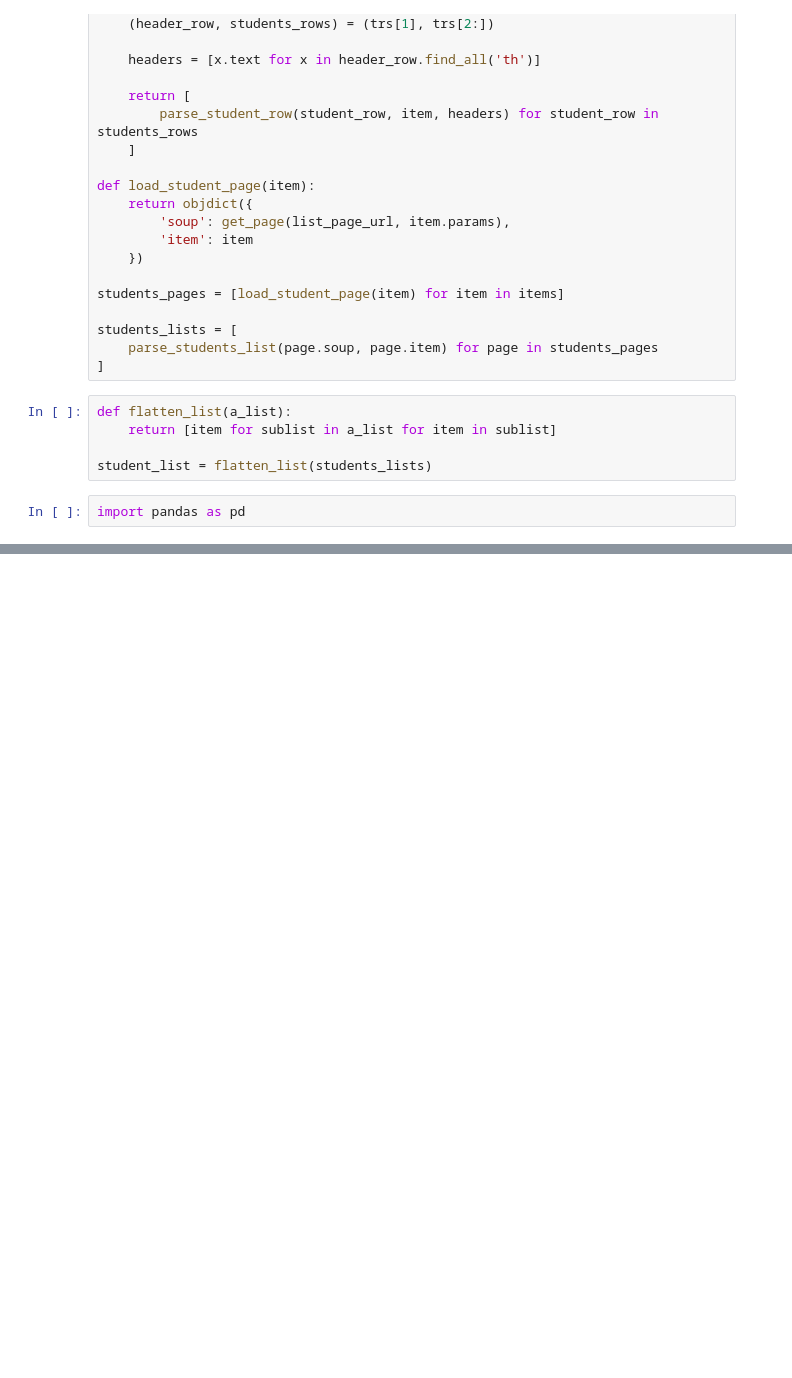
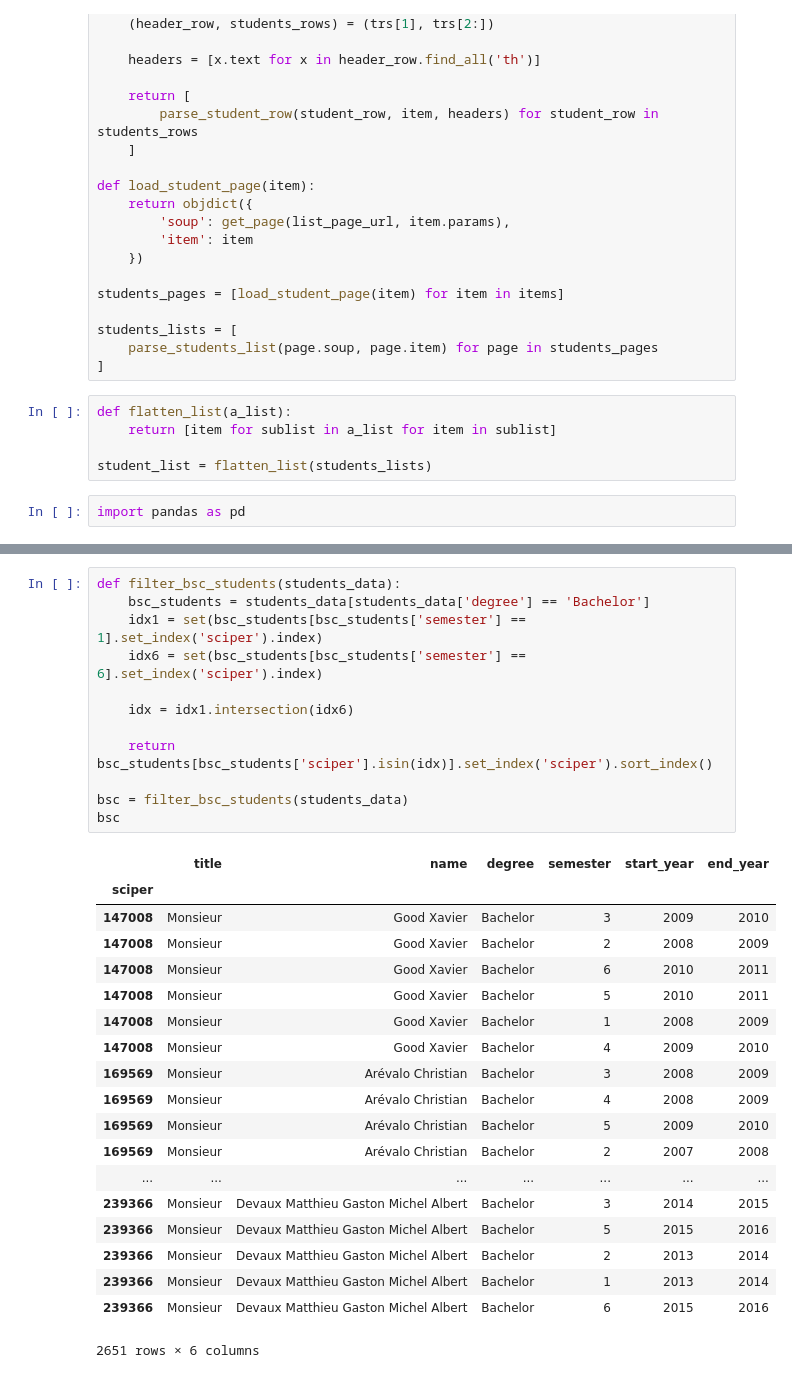
Before and after one commit to romac/ADAHomeworks, a Jupyter notebook: 02 - Data from the Web/Scraper.ipynb, the cells around one changed output, grey strips where cells are left out. Drawn from its saved outputs; the diff is of its cells as text; blank space fills up the shorter version.

```diff
--- a/02 - Data from the Web/Scraper.ipynb
+++ b/02 - Data from the Web/Scraper.ipynb
@@ -311 +311,33 @@ students_data.sample(10)
+# %%
+def filter_bsc_students(students_data):
+    bsc_students = students_data[students_data['degree'] == 'Bachelor']
+    idx1 = set(bsc_students[bsc_students['semester'] == 1].set_index('sciper').index)
+    idx6 = set(bsc_students[bsc_students['semester'] == 6].set_index('sciper').index)
+
+    idx = idx1.intersection(idx6)
+
+    return bsc_students[bsc_students['sciper'].isin(idx)].set_index('sciper').sort_index()
+
+bsc = filter_bsc_students(students_data)
+bsc
+# %% [output]
+|  | title | name | degree | semester | start_year | end_year |
+| sciper |  |  |  |  |  |  |
+| 147008 | Monsieur | Good Xavier | Bachelor | 3 | 2009 | 2010 |
+| 147008 | Monsieur | Good Xavier | Bachelor | 2 | 2008 | 2009 |
+| 147008 | Monsieur | Good Xavier | Bachelor | 6 | 2010 | 2011 |
+| 147008 | Monsieur | Good Xavier | Bachelor | 5 | 2010 | 2011 |
+| 147008 | Monsieur | Good Xavier | Bachelor | 1 | 2008 | 2009 |
+| 147008 | Monsieur | Good Xavier | Bachelor | 4 | 2009 | 2010 |
+| 169569 | Monsieur | Arévalo Christian | Bachelor | 3 | 2008 | 2009 |
+| 169569 | Monsieur | Arévalo Christian | Bachelor | 4 | 2008 | 2009 |
+| 169569 | Monsieur | Arévalo Christian | Bachelor | 5 | 2009 | 2010 |
+| 169569 | Monsieur | Arévalo Christian | Bachelor | 2 | 2007 | 2008 |
+| ... | ... | ... | ... | ... | ... | ... |
+| 239366 | Monsieur | Devaux Matthieu Gaston Michel Albert | Bachelor | 3 | 2014 | 2015 |
+| 239366 | Monsieur | Devaux Matthieu Gaston Michel Albert | Bachelor | 5 | 2015 | 2016 |
+| 239366 | Monsieur | Devaux Matthieu Gaston Michel Albert | Bachelor | 2 | 2013 | 2014 |
+| 239366 | Monsieur | Devaux Matthieu Gaston Michel Albert | Bachelor | 1 | 2013 | 2014 |
+| 239366 | Monsieur | Devaux Matthieu Gaston Michel Albert | Bachelor | 6 | 2015 | 2016 |
+2651 rows × 6 columns
 # %%
```
Also changed, not shown: parts of 4 cells of this notebook.
